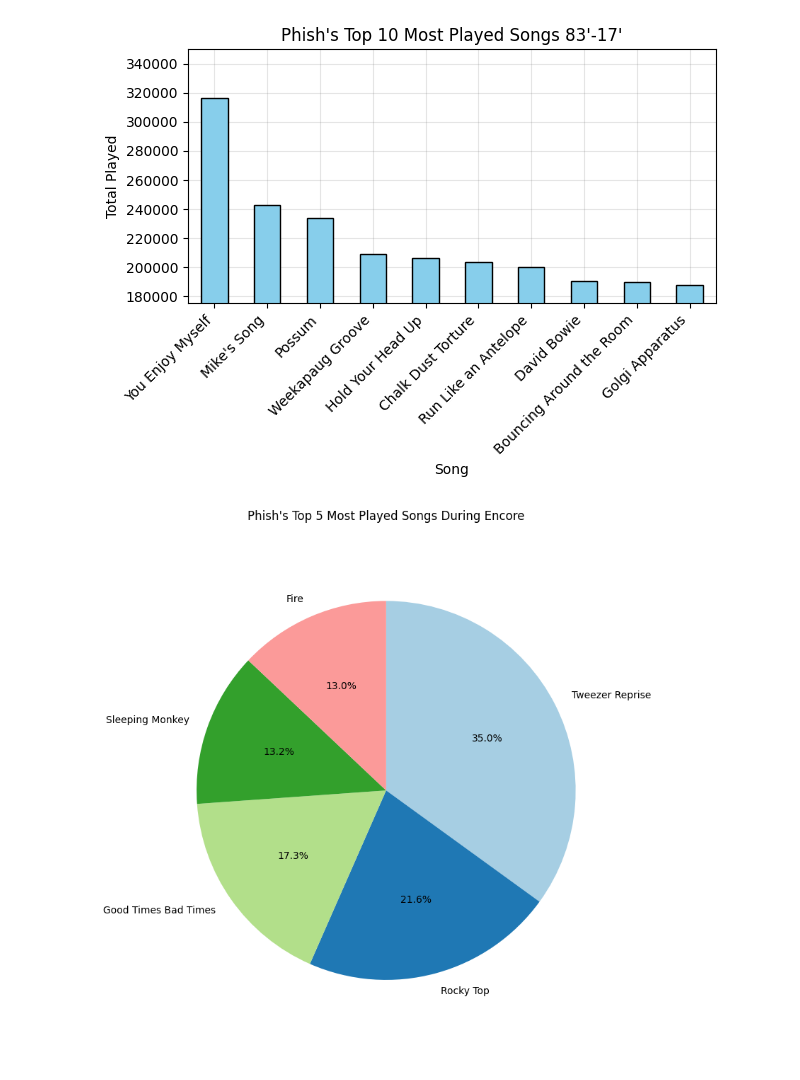
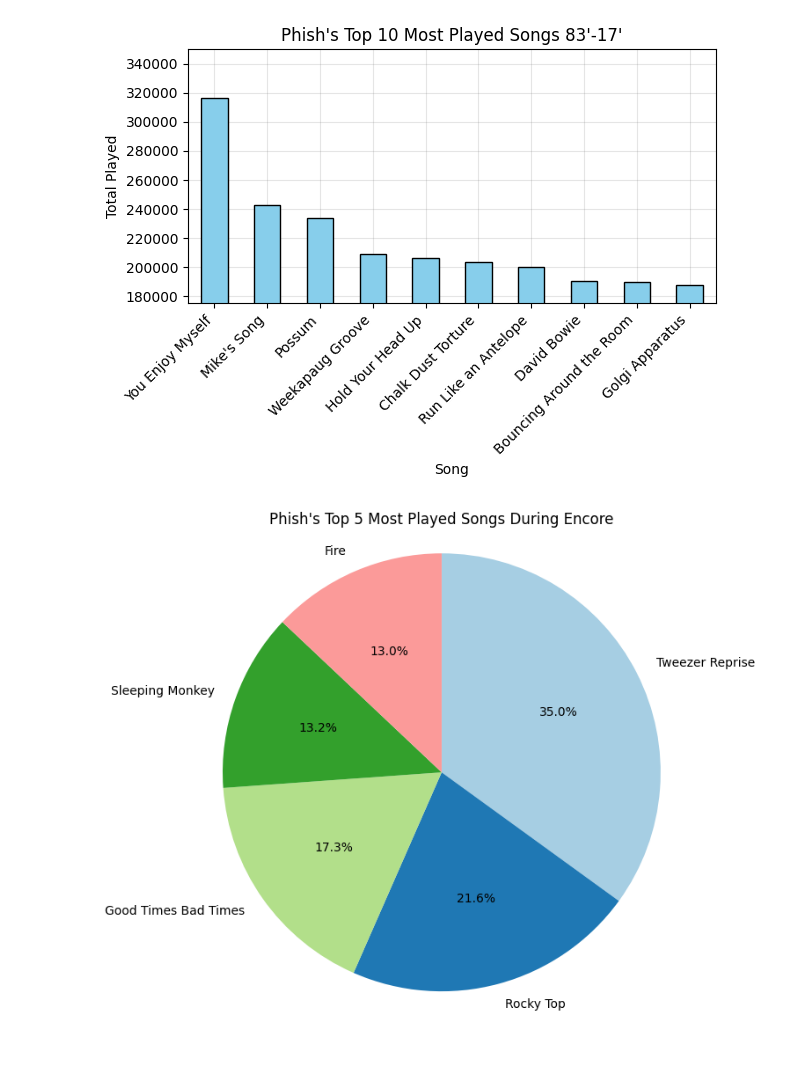
Before and after one commit to jessicastaggs/phish_setlist_analysis, a Jupyter notebook: phish_setlist_analysis_notebook.ipynb, the cells around one changed output. Saved outputs shown, nothing was run; the diff lists cells and outputs as text; code cells hidden in the pictures; blank space fills up the shorter version.

Commit message:
Adjusted pie fig size, Added 'Evolution of You Enjoy Myself duration chart

```diff
--- a/phish_setlist_analysis_notebook.ipynb
+++ b/phish_setlist_analysis_notebook.ipynb
@@ -20,0 +38,4 @@ Index(['song', 'date', 'position', 'set', 'set_name', 'location', 'venue_name',
+# %%
+df['cover_dummy'] = df['cover_dummy'].replace({0: False, 1: True})
+
+print(df['cover_dummy'].head(50))
@@ -79,32 +85,32 @@ plt.show() # Display the plot
 #Top 5 Most Played Songs During Encore Pie Chart
 
 # Filter the dataset to include only encore performances
 encore_df = df[df['set_name'] == 'Encore']
 
 # Calculate the total number of encores
 total_encores = encore_df.shape[0]
 
 # Count the occurrences of each song in the encore setlists
 encore_song_counts = encore_df['song'].value_counts()
 
 # Select the top 5 most played songs in encores
 top_encore_songs = encore_song_counts.head(5)
 
 # Calculate the proportion of encores dedicated to each of the top 5 songs
 proportions = (top_encore_songs / total_encores) * 100
 
 # Create the pie chart
-fig, ax = plt.subplots(figsize=(8, 8))
+fig, ax = plt.subplots(figsize=(8, 6))
 ax.pie(proportions, labels=top_encore_songs.index, autopct='%1.1f%%', startangle=90, counterclock=False, colors=plt.cm.Paired.colors) #wedgeprops={'width': 0.4} (DONUT)
 
 # Equal aspect ratio ensures that pie is drawn as a circle.
 ax.axis('equal')
 
 # Add a title
 plt.title("Phish's Top 5 Most Played Songs During Encore")
 
 # Display the plot
 plt.tight_layout()
 plt.show()
 # %% [output]
-[figure, old version]
+[figure, new version]
```
Also changed, not shown: parts of 7 cells of this notebook.
